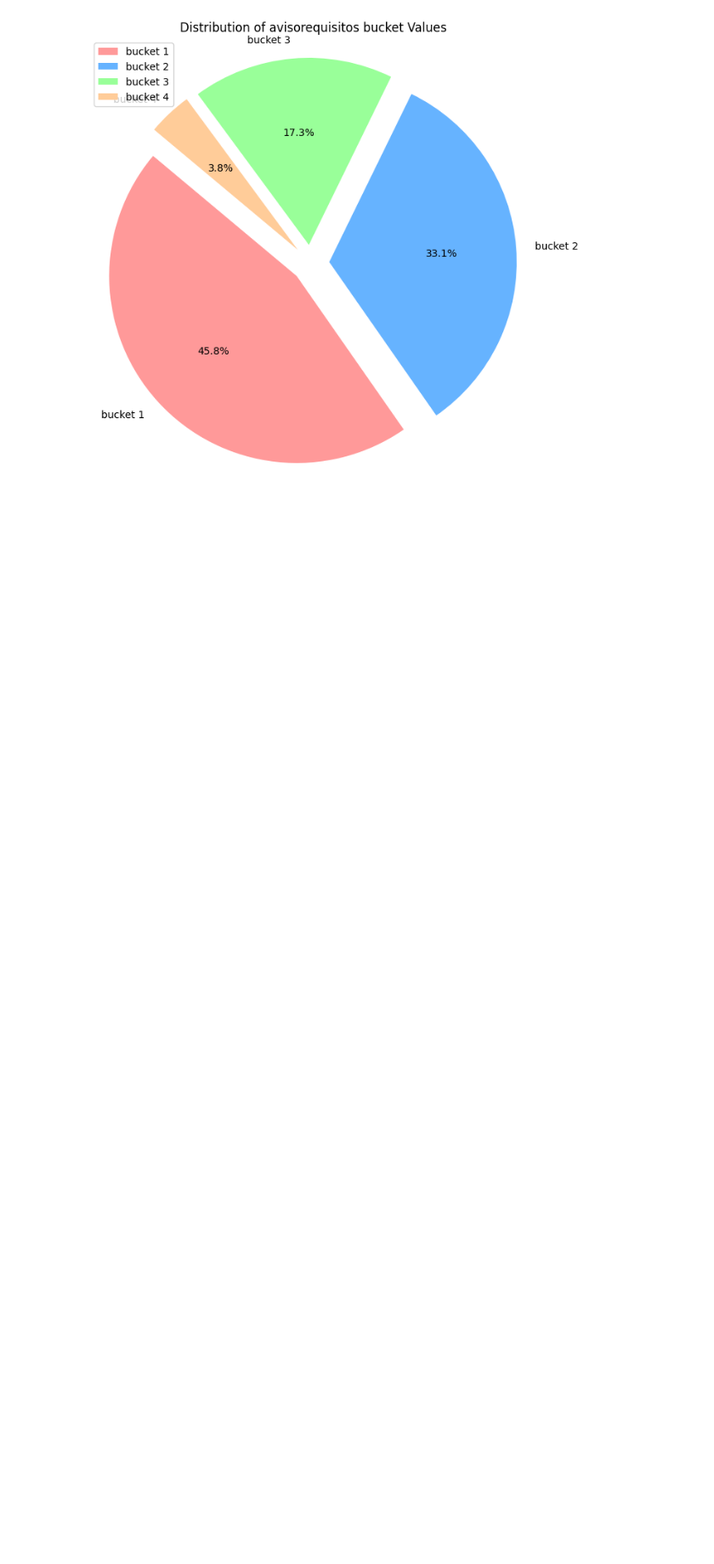
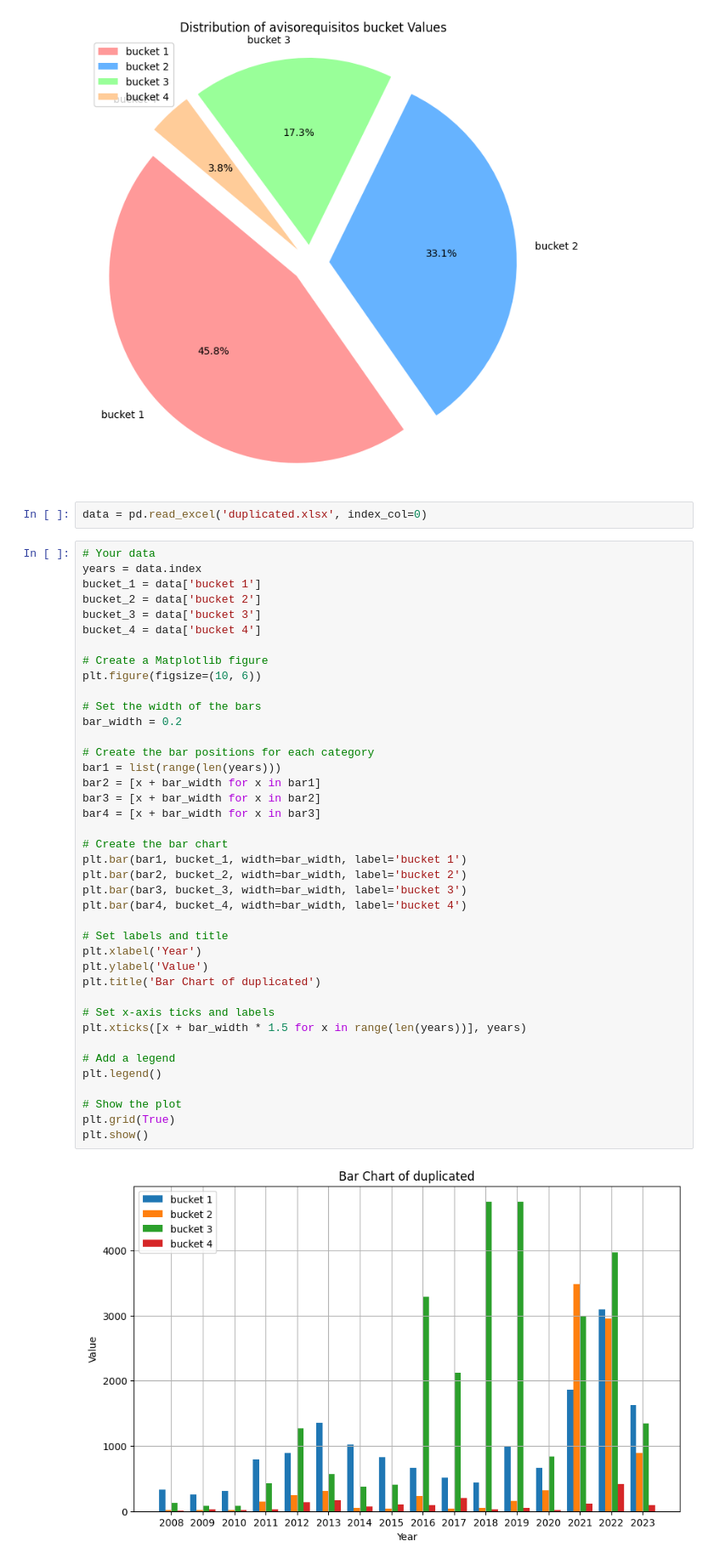
Before and after one commit to oejaramillo/WFH-Project, a Jupyter notebook: graphs.ipynb, the cells around one changed output. Shown at 85% size. Drawn from its saved outputs; the diff is of its cells as text; blank space fills up the shorter version.

```diff
--- a/graphs.ipynb
+++ b/graphs.ipynb
@@ -260,3 +260,47 @@ plt.axis('equal')  # Equal aspect ratio ensures that pie is drawn as a circle.
 plt.show()
 # %% [output]
 [figure]
+# %%
+data = pd.read_excel('duplicated.xlsx', index_col=0)
+# %%
+# Your data
+years = data.index
+bucket_1 = data['bucket 1']
+bucket_2 = data['bucket 2']
+bucket_3 = data['bucket 3']
+bucket_4 = data['bucket 4']
+
+# Create a Matplotlib figure
+plt.figure(figsize=(10, 6))
+
+# Set the width of the bars
+bar_width = 0.2
+
+# Create the bar positions for each category
+bar1 = list(range(len(years)))
+bar2 = [x + bar_width for x in bar1]
+bar3 = [x + bar_width for x in bar2]
+bar4 = [x + bar_width for x in bar3]
+
+# Create the bar chart
+plt.bar(bar1, bucket_1, width=bar_width, label='bucket 1')
+plt.bar(bar2, bucket_2, width=bar_width, label='bucket 2')
+plt.bar(bar3, bucket_3, width=bar_width, label='bucket 3')
+plt.bar(bar4, bucket_4, width=bar_width, label='bucket 4')
+
+# Set labels and title
+plt.xlabel('Year')
+plt.ylabel('Value')
+plt.title('Bar Chart of duplicated')
+
+# Set x-axis ticks and labels
+plt.xticks([x + bar_width * 1.5 for x in range(len(years))], years)
+
+# Add a legend
+plt.legend()
+
+# Show the plot
+plt.grid(True)
+plt.show()
+# %% [output]
+[figure, added]
```
Also changed, not shown: parts of 1 cell of this notebook, 3 other files.
